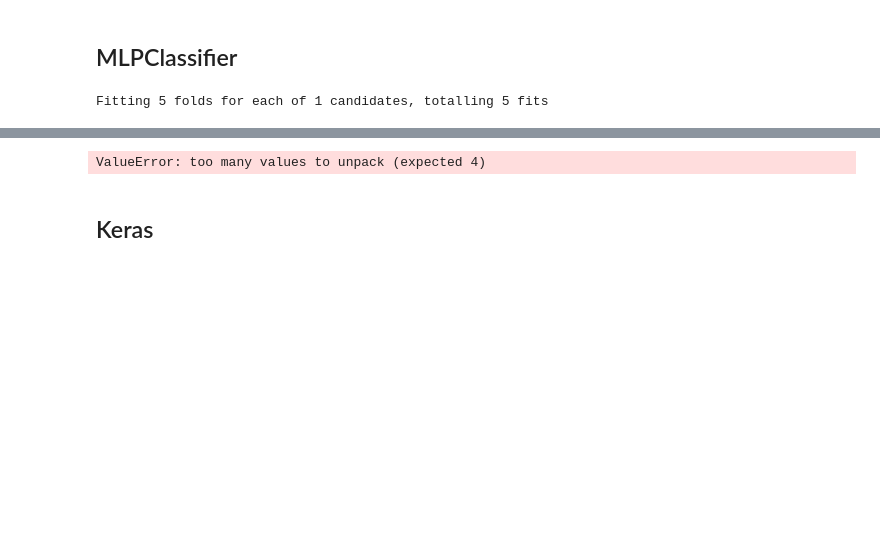
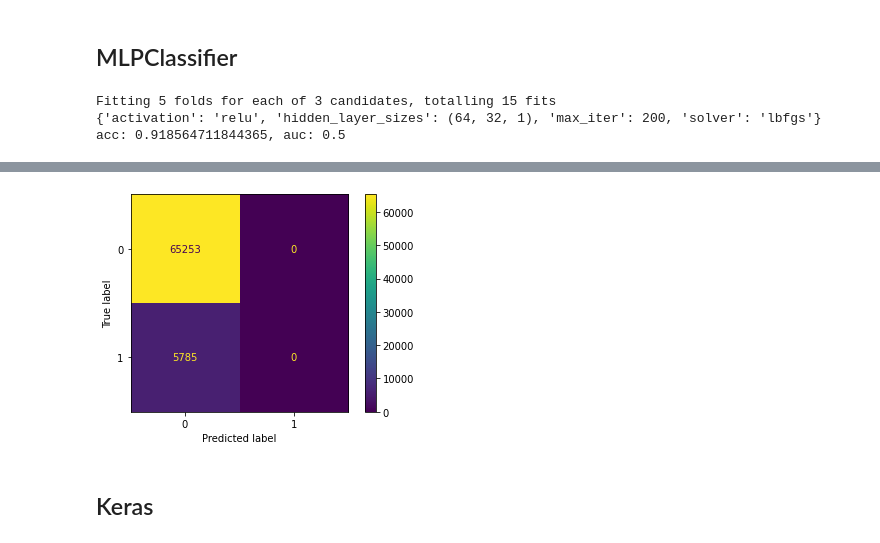
Before and after one commit to ruslannm/churn, a Jupyter notebook: churn.ipynb, the cells around one changed output, grey strips where cells are left out. Cells and saved outputs as stored; diff of their text form; code cells hidden in the pictures; blank space fills up the shorter version.

```diff
--- a/churn.ipynb
+++ b/churn.ipynb
@@ -418 +402,12 @@ df = df.select_dtypes(exclude=['object'])
 df.fillna(df.mean(), inplace=True)
+# %%
+col_0 = df.eq(0).all(0)
+col_0 = col_0[col_0].index.to_list()
+col_0_test = df_test.eq(0).all(0)
+col_0_test = col_0_test[col_0_test].index.to_list()
+assert col_0 == col_0_test
+col_0 += ['ID']
+# %%
+print('Колонку с ID и с нулевыми значениями, исключаем из датасетов :' , col_0)
+df_test.drop(col_0, axis=1, inplace=True)
+df.drop(col_0, axis=1, inplace=True)
@@ -520,7 +520,7 @@ ValueError: too many values to unpack (expected 4)
 if models['model_3']:
     mlpc = MLPClassifier(random_state=21)
     param_grid = {
-        'solver': ['adam'],#, 'lbfgs'],
+        'solver': ['adam', 'lbfgs', 'sgd'],
         'max_iter': [200],#, 300],
         'activation': ['relu'],#, 'logistic']
         'hidden_layer_sizes': [(64, 32, 1)],#, (100,)]
@@ -552,4 +552,6 @@ if models['model_3']:
                               'score': {'acc': accuracy_score(y_test, y_pred), 'auc': roc_auc_score(y_test, y_pred_proba)}},
                              ignore_index=True)
 # %% [output]
-Fitting 5 folds for each of 1 candidates, totalling 5 fits
+Fitting 5 folds for each of 3 candidates, totalling 15 fits
+{'activation': 'relu', 'hidden_layer_sizes': (64, 32, 1), 'max_iter': 200, 'solver': 'lbfgs'}
+acc: 0.918564711844365, auc: 0.5
@@ -558,4 +558,4 @@ Fitting 5 folds for each of 1 candidates, totalling 5 fits
-ValueError: too many values to unpack (expected 4)
+[figure, added]
 # %% [markdown]
 ## Keras
 # %%
```
Also changed, not shown: parts of 22 cells of this notebook.
